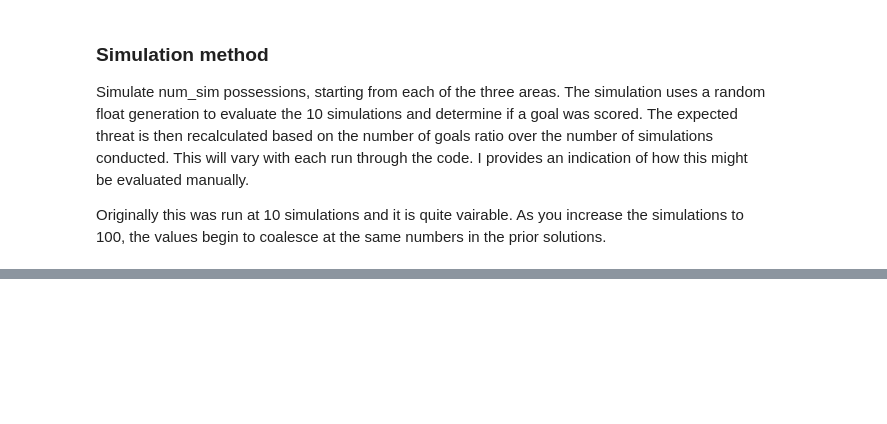
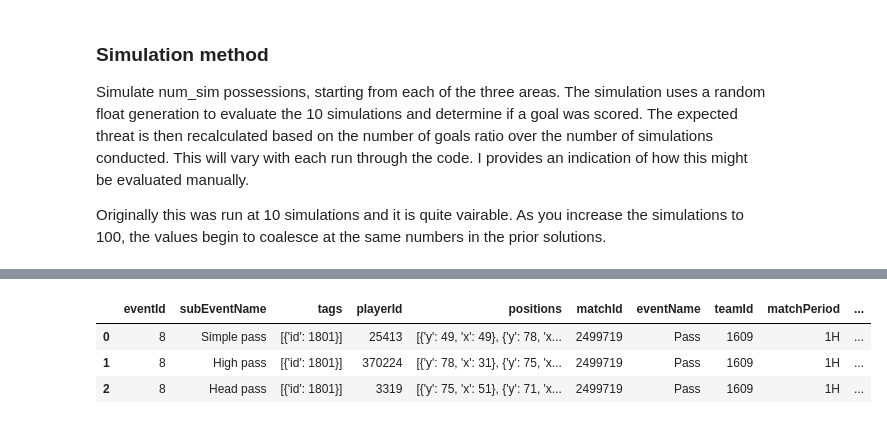
Before and after one commit to khoffLSU/footy_analytics, a Jupyter notebook: Valuing Actions Chapter.ipynb, the cells around one changed output, grey strips where cells are left out. Cells and saved outputs as stored; diff of their text form; code cells hidden in the pictures; blank space fills up the shorter version.

```diff
--- a/Valuing Actions Chapter.ipynb
+++ b/Valuing Actions Chapter.ipynb
@@ -136,0 +185,20 @@ Central, Box, Wing
+# %%
+next_event = df.shift(-1, fill_value=0)
+move_df = (df
+      .assign(nextEvent = next_event["subEventName"],
+              kickedOut = lambda df: np.where(df.nextEvent == "Ball out of the field",1,0))
+      .loc[lambda df: df.subEventName.isin(['Simple pass', 'High pass', 'Head pass', 'Smart pass', 'Cross'])]
+      .query('kickedOut == 0')
+      .assign(x = lambda df: df.positions.apply(lambda cell: (100 - cell[0]['x']) * 105/100),
+              y = lambda df: df.positions.apply(lambda cell: (100 - cell[0]['y']) * 68/100),
+              end_x = lambda df: df.positions.apply(lambda cell: (cell[1]['x']) * 105/100),
+              end_y = lambda df: df.positions.apply(lambda cell: (100 - cell[1]['y']) * 68/100))
+      .query('(end_x != 0 and end_y != 68) and (end_x != 105 and end_y != 0)')
+          )
+
+move_df.head(3)
+# %% [output]
+|  | eventId | subEventName | tags | playerId | positions | matchId | eventName | teamId | matchPeriod | ... |
+| 0 | 8 | Simple pass | [{'id': 1801}] | 25413 | [{'y': 49, 'x': 49}, {'y': 78, 'x... | 2499719 | Pass | 1609 | 1H | ... |
+| 1 | 8 | High pass | [{'id': 1801}] | 370224 | [{'y': 78, 'x': 31}, {'y': 75, 'x... | 2499719 | Pass | 1609 | 1H | ... |
+| 2 | 8 | Head pass | [{'id': 1801}] | 3319 | [{'y': 75, 'x': 51}, {'y': 71, 'x... | 2499719 | Pass | 1609 | 1H | ... |
```
Also changed, not shown: parts of 9 cells of this notebook.
